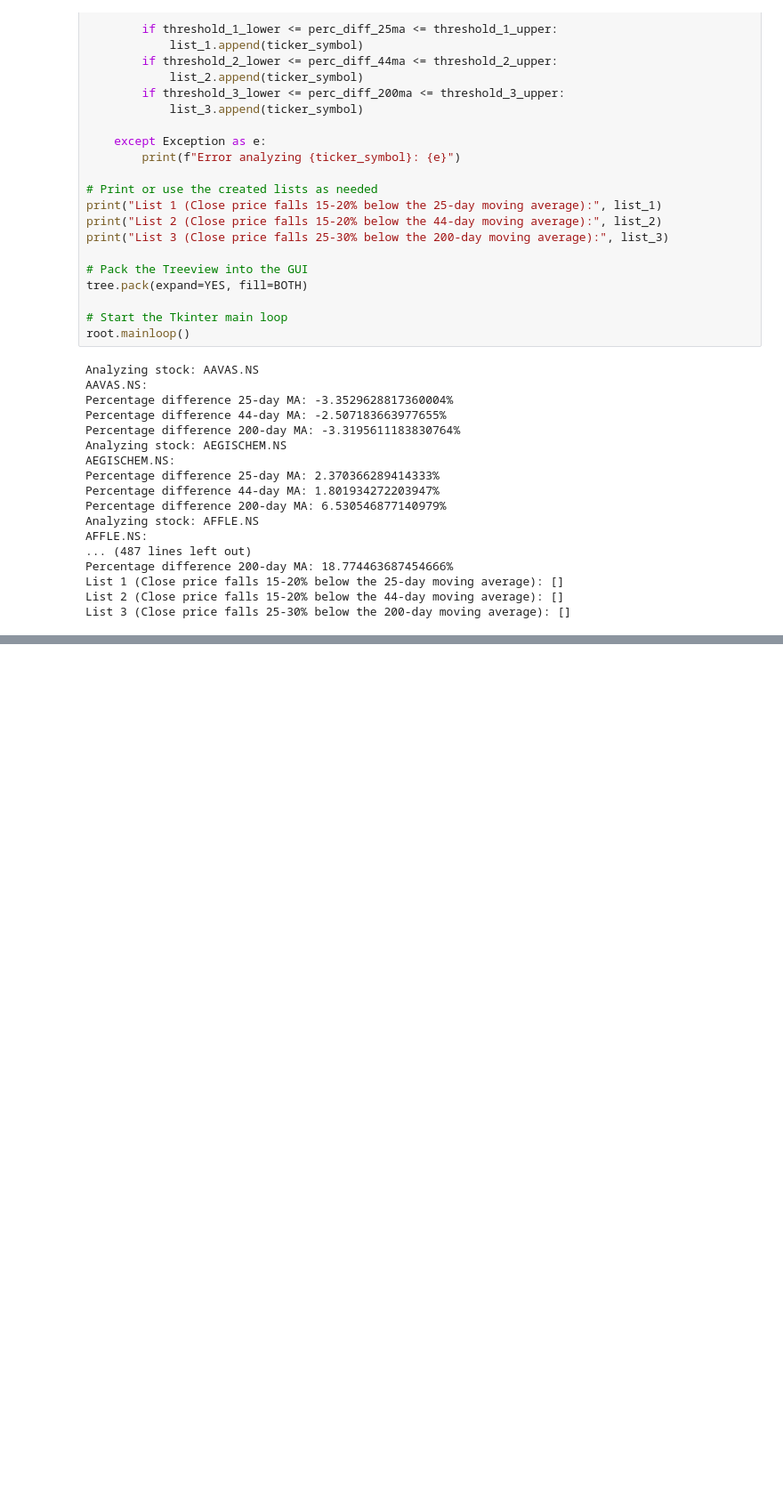
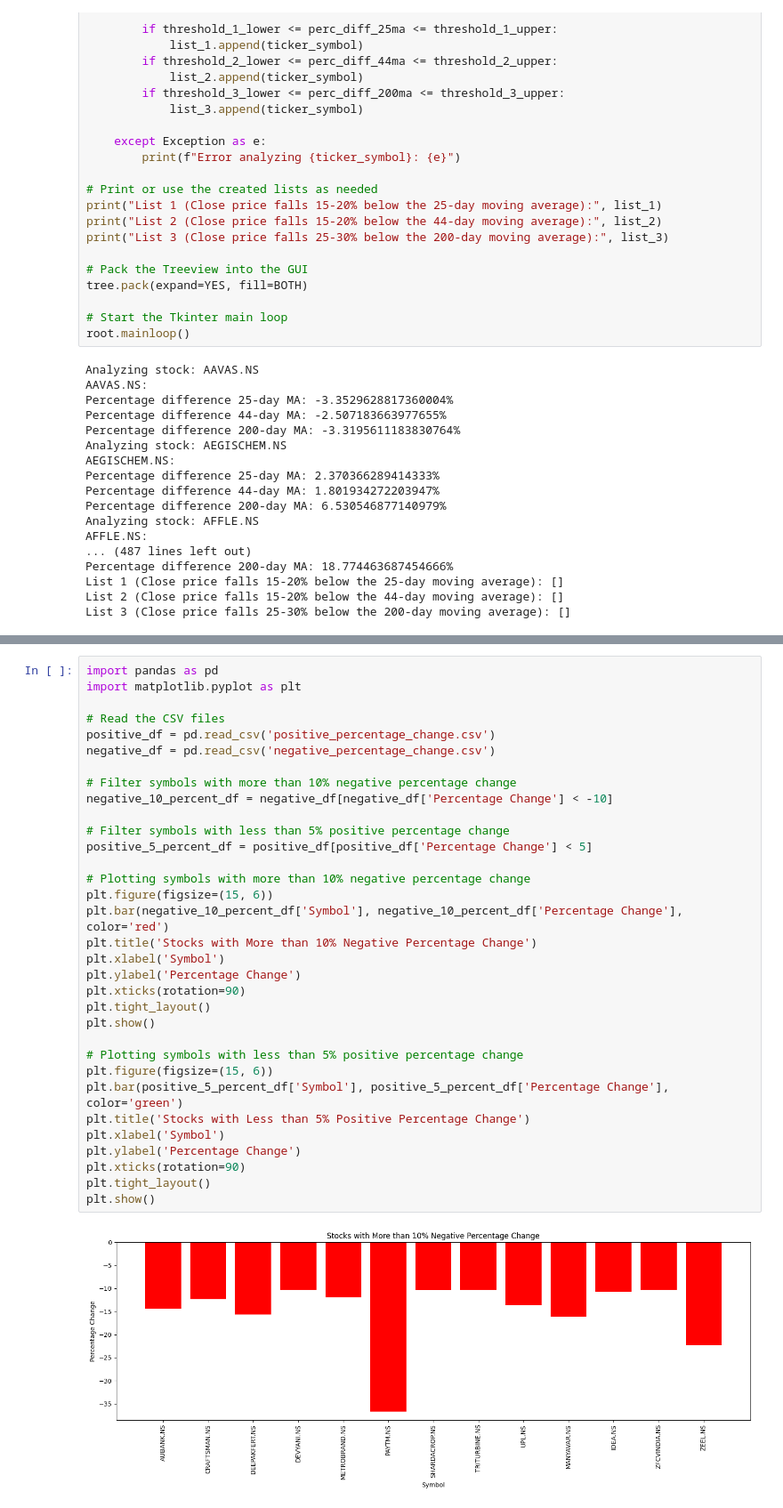
Before and after one commit to Tikam02/TechnicalAnalysis, a Jupyter notebook: Screener/screener-26MA-down.ipynb, the cells around one changed output, grey strips where cells are left out. Shown at 89% size. Saved outputs shown, nothing was run; the diff lists cells and outputs as text; blank space fills up the shorter version.

```diff
--- a/Screener/screener-26MA-down.ipynb
+++ b/Screener/screener-26MA-down.ipynb
@@ -296,0 +571,35 @@ List 3 (Close price falls 25-30% below the 200-day moving average): []
+# %%
+import pandas as pd
+import matplotlib.pyplot as plt
+
+# Read the CSV files
+positive_df = pd.read_csv('positive_percentage_change.csv')
+negative_df = pd.read_csv('negative_percentage_change.csv')
+
+# Filter symbols with more than 10% negative percentage change
+negative_10_percent_df = negative_df[negative_df['Percentage Change'] < -10]
+
+# Filter symbols with less than 5% positive percentage change
+positive_5_percent_df = positive_df[positive_df['Percentage Change'] < 5]
+
+# Plotting symbols with more than 10% negative percentage change
+plt.figure(figsize=(15, 6))
+plt.bar(negative_10_percent_df['Symbol'], negative_10_percent_df['Percentage Change'], color='red')
+plt.title('Stocks with More than 10% Negative Percentage Change')
+plt.xlabel('Symbol')
+plt.ylabel('Percentage Change')
+plt.xticks(rotation=90)
+plt.tight_layout()
+plt.show()
+
+# Plotting symbols with less than 5% positive percentage change
+plt.figure(figsize=(15, 6))
+plt.bar(positive_5_percent_df['Symbol'], positive_5_percent_df['Percentage Change'], color='green')
+plt.title('Stocks with Less than 5% Positive Percentage Change')
+plt.xlabel('Symbol')
+plt.ylabel('Percentage Change')
+plt.xticks(rotation=90)
+plt.tight_layout()
+plt.show()
+# %% [output]
+[figure, added]
```
Also changed, not shown: parts of 8 cells of this notebook, 11 other files.
